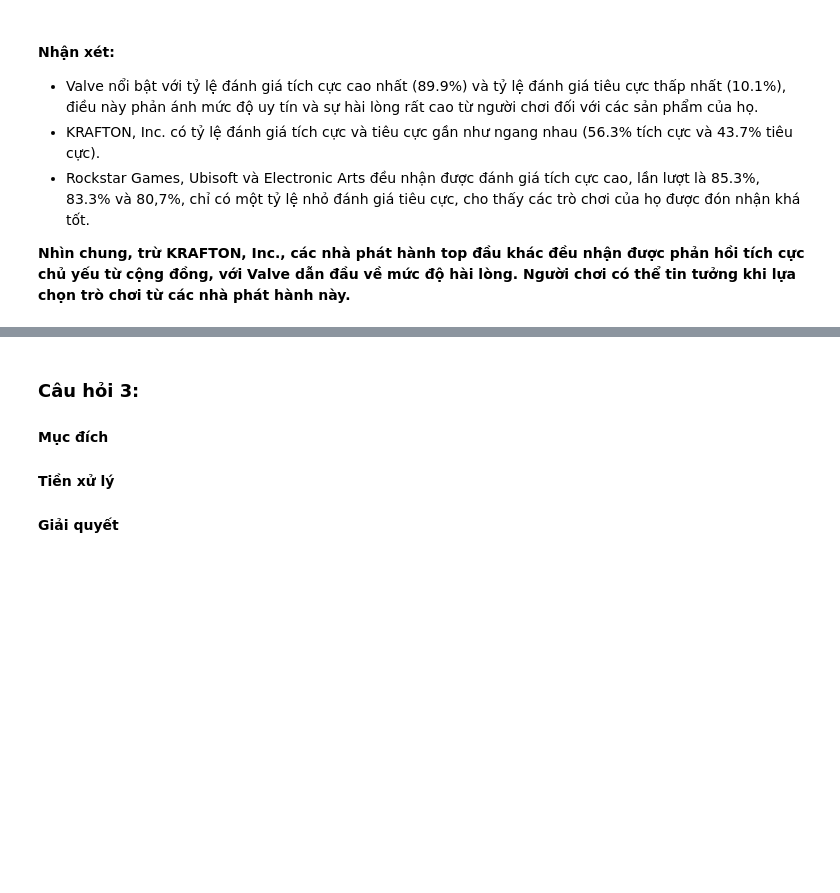
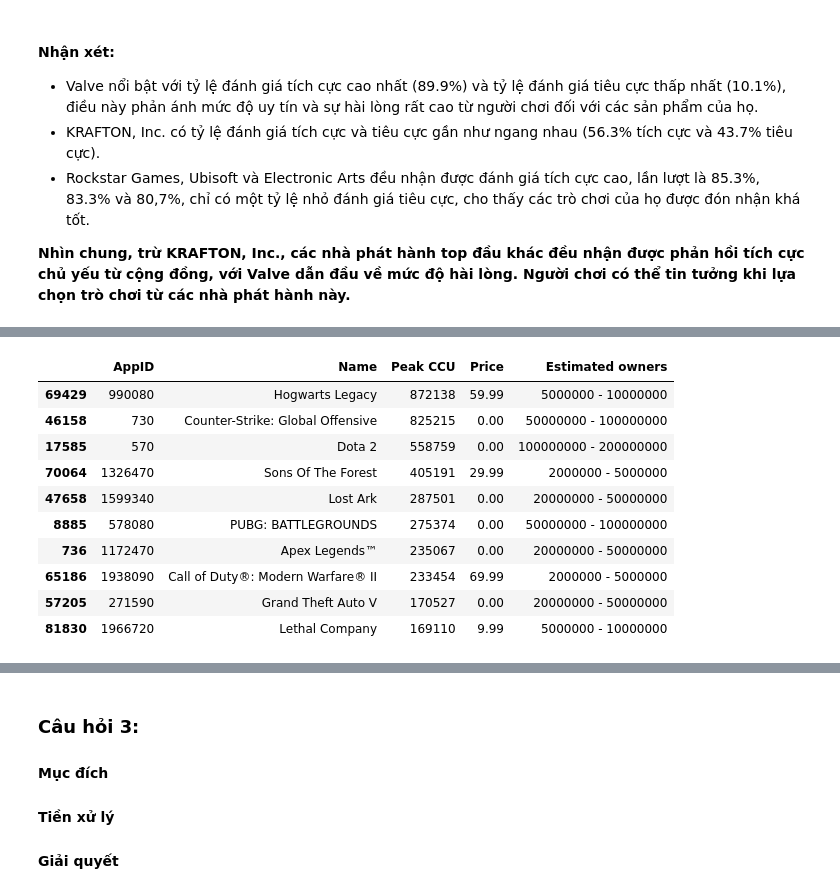
Before and after one commit to NamPhuonn/Final_project_data_science, a Jupyter notebook: final_project.ipynb, the cells around one changed output, grey strips where cells are left out. Saved outputs shown, nothing was run; the diff lists cells and outputs as text; code cells hidden in the pictures; blank space fills up the shorter version.

```diff
--- a/final_project.ipynb
+++ b/final_project.ipynb
@@ -389,0 +410,16 @@ plt.show()
+# %%
+#Top 10 game có lượt chơi 1 lúc nhiều nhất
+top_10_peak_ccu = new_df.nlargest(10, 'Peak CCU')
+top_10_peak_ccu
+# %% [output]
+|  | AppID | Name | Peak CCU | Price | Estimated owners |
+| 69429 | 990080 | Hogwarts Legacy | 872138 | 59.99 | 5000000 - 10000000 |
+| 46158 | 730 | Counter-Strike: Global Offensive | 825215 | 0.00 | 50000000 - 100000000 |
+| 17585 | 570 | Dota 2 | 558759 | 0.00 | 100000000 - 200000000 |
+| 70064 | 1326470 | Sons Of The Forest | 405191 | 29.99 | 2000000 - 5000000 |
+| 47658 | 1599340 | Lost Ark | 287501 | 0.00 | 20000000 - 50000000 |
+| 8885 | 578080 | PUBG: BATTLEGROUNDS | 275374 | 0.00 | 50000000 - 100000000 |
+| 736 | 1172470 | Apex Legends™ | 235067 | 0.00 | 20000000 - 50000000 |
+| 65186 | 1938090 | Call of Duty®: Modern Warfare® II | 233454 | 69.99 | 2000000 - 5000000 |
+| 57205 | 271590 | Grand Theft Auto V | 170527 | 0.00 | 20000000 - 50000000 |
+| 81830 | 1966720 | Lethal Company | 169110 | 9.99 | 5000000 - 10000000 |
```
Also changed, not shown: parts of 12 cells of this notebook.
